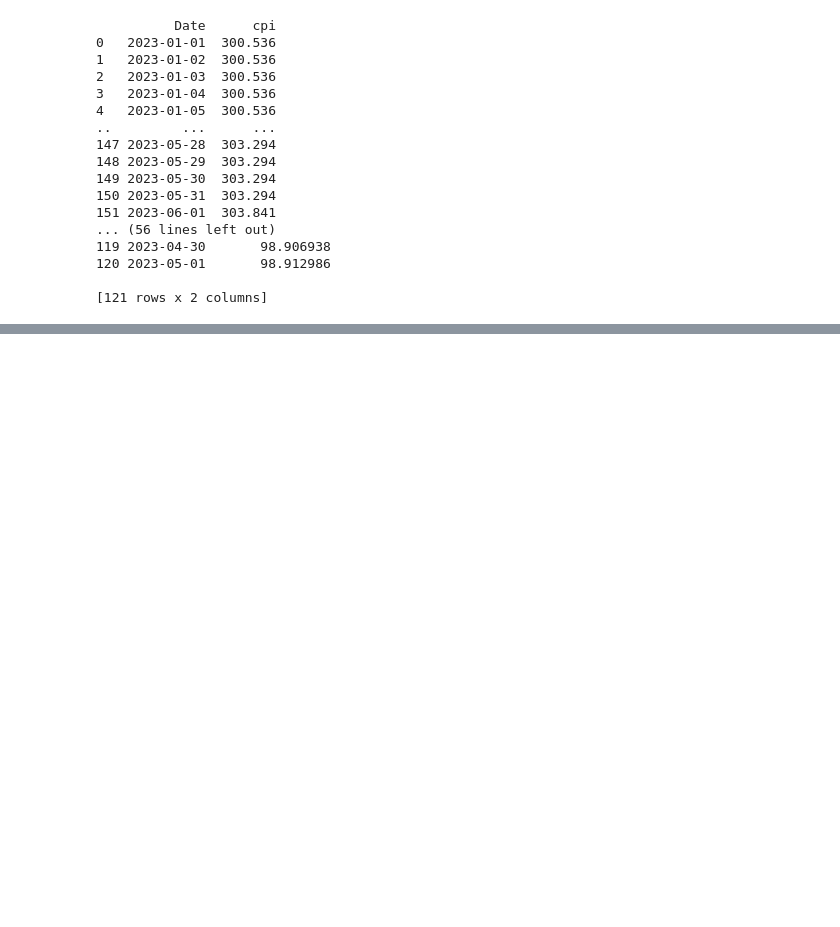
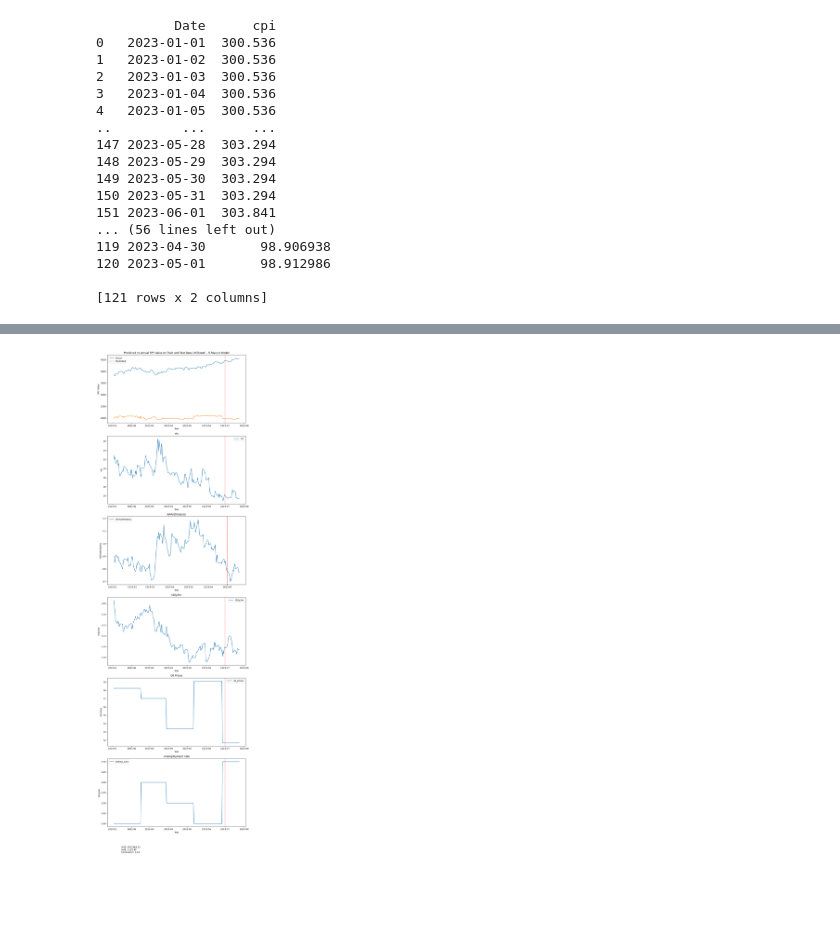
Before and after one commit to jpl12345/SPY_prediction_analysis, a Jupyter notebook: xgboost_model_validation.ipynb, the cells around one changed output, grey strips where cells are left out. Cells and saved outputs as stored; diff of their text form; code cells hidden in the pictures; blank space fills up the shorter version.

```diff
--- a/xgboost_model_validation.ipynb
+++ b/xgboost_model_validation.ipynb
@@ -434,0 +465,6 @@ plt.show()
+# %%
+X = data[['vix', 'AAAvstreasury', 't10y3m', 'unemp_rate', 'oil_prices']]  # Features
+y = data['spy']  # Target variable
+
+model = xgb.XGBRegressor()
+model.load_model('xgboost_trained_top5FeaturesONLY_gmt8_1jul2023.json')
@@ -434,0 +487,78 @@ plt.show()
+# %%
+# Make predictions on all the data prior to splitting
+y_pred = model.predict(X)
+
+# Create a time index for plotting
+time_index = range(len(y_pred))
+
+# Get the dates from the 'spy_data' dataframe based on the index numbers for alignment
+dates = spy_data['Date'].iloc[time_index]
+
+# Calculate metrics
+mse = mean_squared_error(y, y_pred)
+mae = mean_absolute_error(y, y_pred)
+correlation = np.corrcoef(y, y_pred)[0, 1]
+
+# Create a single figure object
+fig, axs = plt.subplots(7, 1, figsize=(10, 36))
+
+# Plot the predicted vs actual values
+axs[0].plot(dates, y, label='Actual')
+axs[0].plot(dates, y_pred, label='Predicted')
+axs[0].axvline(np.datetime64('2023-07-01'), color='red', linestyle='--')  # Vertical line for July 1, 2023, which corresponds to when the XGBoost model was trained
+axs[0].set_xlabel('Year')
+axs[0].set_ylabel('SPY Value')
+axs[0].set_title('Predicted vs Actual SPY Value on Train and Test Data (XGBoost) - 5 Feature Model')
+axs[0].legend()
+
+# Plot vix
+axs[1].plot(dates, X.vix, label='vix')
+axs[1].axvline(np.datetime64('2023-07-01'), color='red', linestyle='--')
+axs[1].set_title('vix')
+axs[1].set_xlabel('Year')
+axs[1].set_ylabel('vix')
+axs[1].legend()
+
+# Plot AAAvstreasury
+axs[2].plot(dates, X.AAAvstreasury, label='AAAvstreasury')
+axs[2].axvline(np.datetime64('2023-07-01'), color='red', linestyle='--')
+axs[2].set_title('AAAvstreasury')
+axs[2].set_xlabel('Year')
+axs[2].set_ylabel('AAAvstreasury')
+axs[2].legend()
+
+# Plot t10y3m
+axs[3].plot(dates, X.t10y3m, label='t10y3m')
+axs[3].axvline(np.datetime64('2023-07-01'), color='red', linestyle='--')
+axs[3].set_title('t10y3m')
+axs[3].set_xlabel('Year')
+axs[3].set_ylabel('t10y3m')
+axs[3].legend()
+
+# Plot oil_prices
+axs[4].plot(dates, X.oil_prices, label='oil_prices')
+axs[4].axvline(np.datetime64('2023-07-01'), color='red', linestyle='--')
+axs[4].set_title('Oil Prices')
+axs[4].set_xlabel('Year')
+axs[4].set_ylabel('Oil Price')
+axs[4].legend()
+
+# Plot unemp_rate
+axs[5].plot(dates, X.unemp_rate, label='unemp_rate')
+axs[5].axvline(np.datetime64('2023-07-01'), color='red', linestyle='--')
+axs[5].set_title('Unemployment rate')
+axs[5].set_xlabel('Year')
+axs[5].set_ylabel('t10y3m')
+axs[5].legend()
+
+axs[6].text(0.1, 0.8, f'MSE: {mse:.2f}\nMAE: {mae:.2f}\nCorrelation: {correlation:.2f}', transform=axs[6].transAxes)
+axs[6].axis('off')
+
+
+plt.tight_layout()
+plt.savefig('figures/validationfrom2023_predictedvsSPY_inclTrain_for5featuremodel.png', bbox_inches="tight", dpi=300)
+plt.show()
+
+print(f'MSE: {mse:.2f}\nMAE: {mae:.2f}\nCorrelation: {correlation:.2f}')
+# %% [output]
+[figure, added]
```
Also changed, not shown: parts of 10 cells of this notebook, 8 other files.
